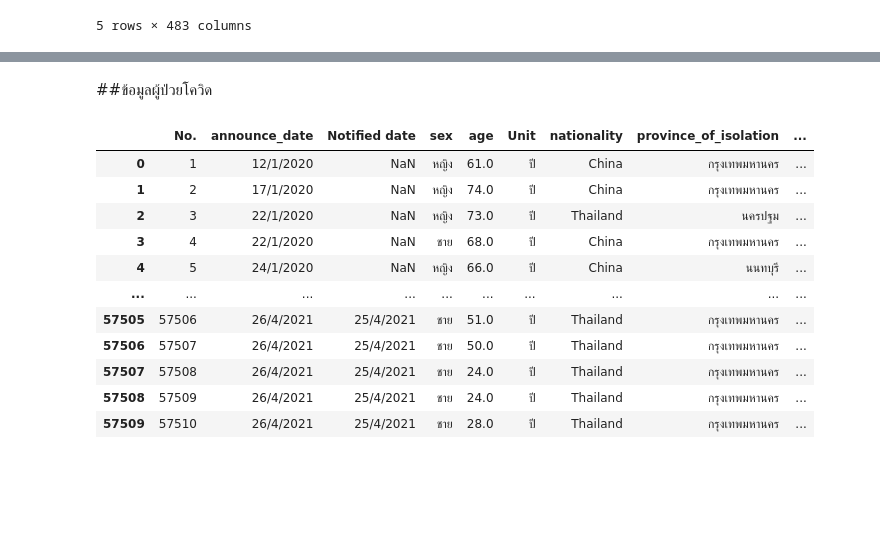
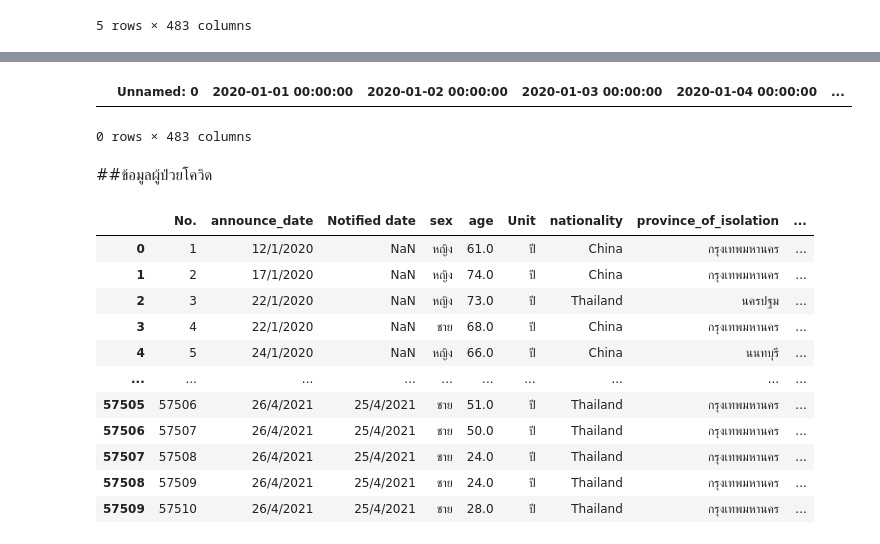
Before and after one commit to MMoltira/data_viz, a Jupyter notebook: Visualization_Final_Exam.ipynb, the cells around one changed output, grey strips where cells are left out. Cells and saved outputs as stored; diff of their text form; code cells hidden in the pictures; blank space fills up the shorter version.

```diff
--- a/Visualization_Final_Exam.ipynb
+++ b/Visualization_Final_Exam.ipynb
@@ -47,3 +62,10 @@ covid1
+# %%
+covid1['Unnamed: 0']  = pd.to_datetime(covid1['Unnamed: 0'],format='%Y-%m-%d %H:%M:%S',errors='coerce')
+# %%
+covid1[covid1['Unnamed: 0'].dt.month==1]
+# %% [output]
+|  | Unnamed: 0 | 2020-01-01 00:00:00 | 2020-01-02 00:00:00 | 2020-01-03 00:00:00 | 2020-01-04 00:00:00 | ... |
+0 rows × 483 columns
 # %%
 !wget -q https://github.com/Phonbopit/sarabun-webfont/raw/master/fonts/thsarabunnew-webfont.ttf
 # %%
```
Also changed, not shown: parts of 2 cells of this notebook.
